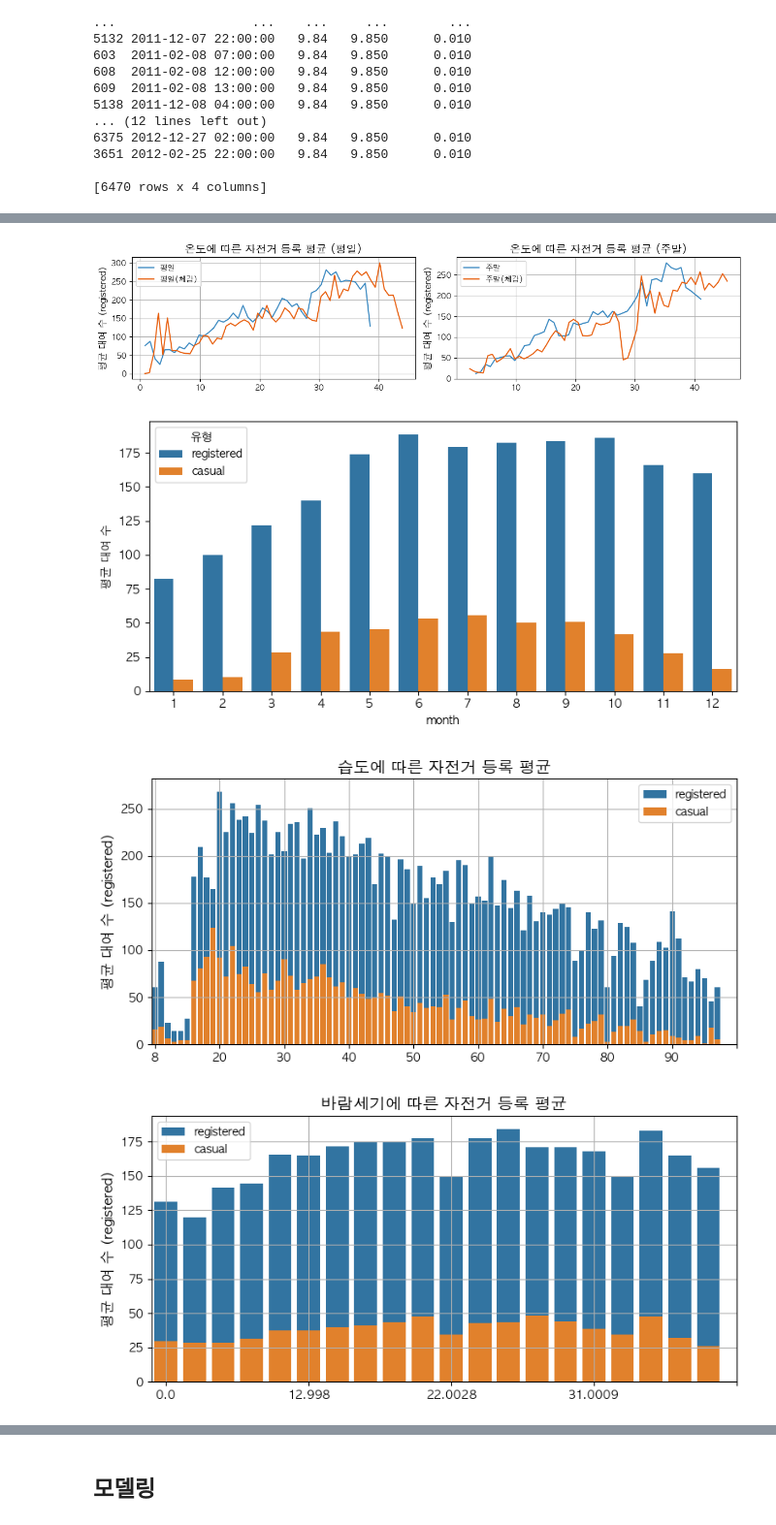
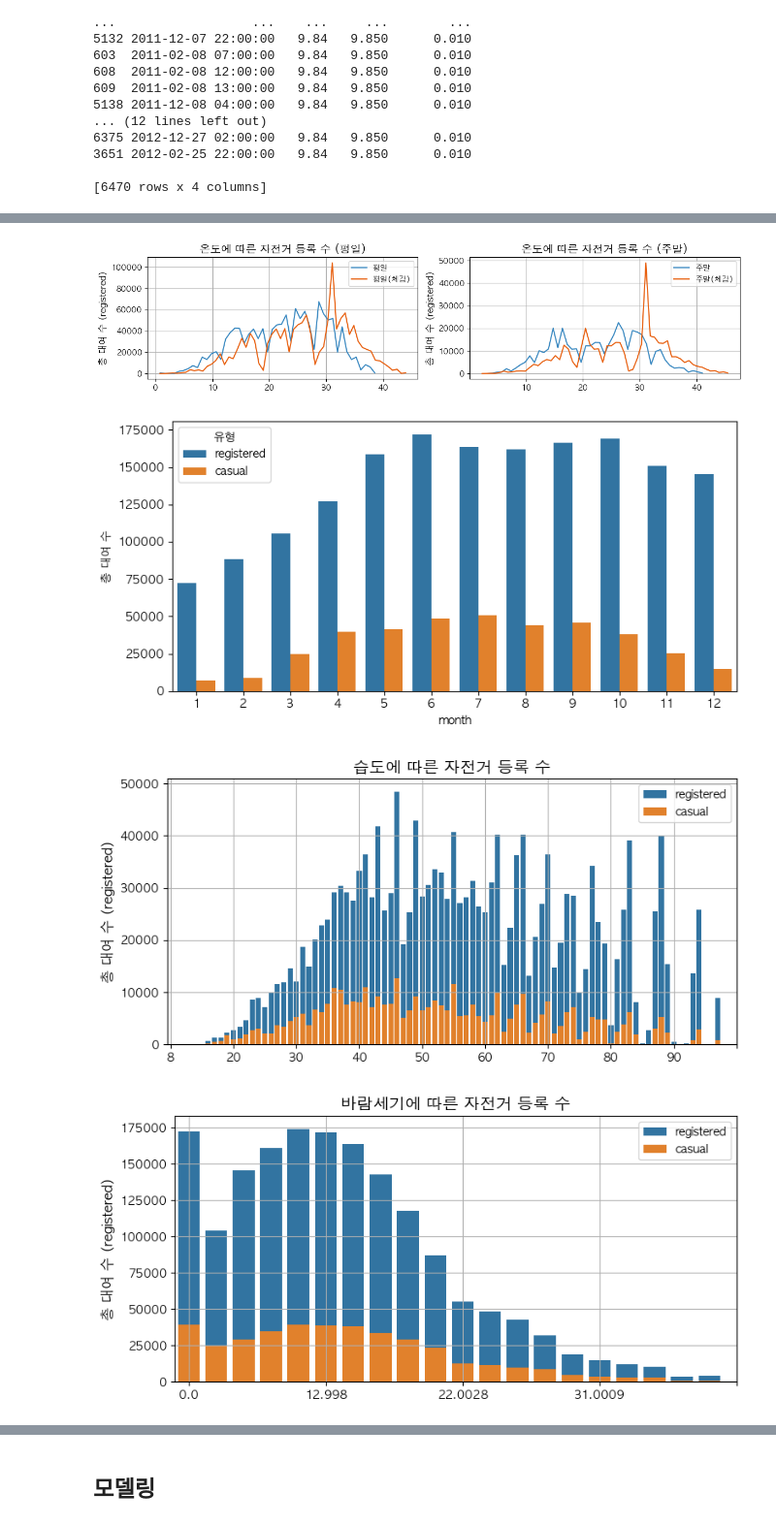
Before and after one commit to godseun/ai_engineer, a Jupyter notebook: mission_3/미션3_4팀_김재용.ipynb, the cells around one changed output, grey strips where cells are left out. Shown at 97% size. Cells and saved outputs as stored; diff of their text form; code cells hidden in the pictures.

```diff
--- a/mission_3/미션3_4팀_김재용.ipynb
+++ b/mission_3/미션3_4팀_김재용.ipynb
@@ -309,8 +311,8 @@ train_df.drop(columns=['temp_bin', 'atemp_bin'], inplace=True)
 # %%
-temp_registered = train_df.groupby(['is_weekend', 'temp'])['registered'].mean().reset_index()
+temp_registered = train_df.groupby(['is_weekend', 'temp'])['registered'].sum().reset_index()
 temp_registered['구분'] = temp_registered['is_weekend'].map({0: '평일', 1: '주말'})
 
-atemp_registered = train_df.groupby(['is_weekend', 'atemp'])['registered'].mean().reset_index()
+atemp_registered = train_df.groupby(['is_weekend', 'atemp'])['registered'].sum().reset_index()
 atemp_registered['구분'] = atemp_registered['is_weekend'].map({0: '평일(체감)', 1: '주말(체감)'})
 
 
@@ -319,9 +321,9 @@ plt.figure(figsize=(12, 3))
 plt.subplot(1, 2, 1)
 sns.lineplot(data=temp_registered[temp_registered['is_weekend'] == 0], x='temp', y='registered', hue='구분', palette='Blues_d')
 sns.lineplot(data=atemp_registered[atemp_registered['is_weekend'] == 0], x='atemp', y='registered', hue='구분', palette='Oranges_d')
-plt.title('온도에 따른 자전거 등록 평균 (평일)', fontsize=14)
+plt.title('온도에 따른 자전거 등록 수 (평일)', fontsize=14)
 plt.xlabel('')
-plt.ylabel('평균 대여 수 (registered)', fontsize=12)
+plt.ylabel('총 대여 수 (registered)', fontsize=12)
 plt.grid(True)
 plt.legend()
 
@@ -329,60 +331,57 @@ plt.legend()
 plt.subplot(1, 2, 2)
 sns.lineplot(data=temp_registered[temp_registered['is_weekend'] != 0], x='temp', y='registered', hue='구분', palette='Blues_d')
 sns.lineplot(data=atemp_registered[atemp_registered['is_weekend'] != 0], x='atemp', y='registered', hue='구분', palette='Oranges_d')
-plt.title('온도에 따른 자전거 등록 평균 (주말)', fontsize=14)
+plt.title('온도에 따른 자전거 등록 수 (주말)', fontsize=14)
 plt.xlabel('')
-plt.ylabel('평균 대여 수 (registered)', fontsize=12)
+plt.ylabel('총 대여 수 (registered)', fontsize=12)
 plt.grid(True)
 plt.legend()
 plt.tight_layout()
 plt.show()
 # %% [output]
-[figure, old version]
+[figure, new version]
 # %%
-# month
-
-# 월별 registered/casual 평균
-month_reg_cas = train_df.groupby('month')[['registered', 'casual']].mean().reset_index().melt(id_vars='month', var_name='유형', value_name='평균 대여 수')
-
+# 월별 registered/casual 수
+month_reg_cas = train_df.groupby('month')[['registered', 'casual']].sum().reset_index().melt(id_vars='month', var_name='유형', value_name='총 대여 수')
 
 plt.figure(figsize=(8, 4))
-sns.barplot(data=month_reg_cas, x='month', y='평균 대여 수', hue='유형')
+sns.barplot(data=month_reg_cas, x='month', y='총 대여 수', hue='유형')
 plt.tight_layout()
 plt.show()
 # %% [output]
-[figure, old version]
+[figure, new version]
 # %%
-humidity_registered = train_df.groupby(['humidity'])[['registered', 'casual']].mean().reset_index()
+humidity_registered = train_df.groupby(['humidity'])[['registered', 'casual']].sum().reset_index()
 
 plt.figure(figsize=(8, 4))
 sns.barplot(data=humidity_registered, x='humidity', y='registered', label="registered")
 sns.barplot(data=humidity_registered, x='humidity', y='casual', label="casual")
-plt.title('습도에 따른 자전거 등록 평균', fontsize=14)
+plt.title('습도에 따른 자전거 등록 수', fontsize=14)
 plt.xlabel('')
-plt.ylabel('평균 대여 수 (registered)', fontsize=12)
+plt.ylabel('총 대여 수 (registered)', fontsize=12)
 plt.xticks(range(0, 100, 10))
 plt.grid(True)
 plt.legend()
 plt.tight_layout()
 plt.show()
 # %% [output]
-[figure, old version]
+[figure, new version]
 # %%
-# 주말/평일 + 시간대별 평균 대여 수요
-windspeed_registered = train_df.groupby(['windspeed'])[['registered', 'casual']].mean().reset_index()
+# 주말/평일 + 시간대별 총 대여 수요
+windspeed_registered = train_df.groupby(['windspeed'])[['registered', 'casual']].sum().reset_index()
 
 # 시각화
 plt.figure(figsize=(8, 4))
 sns.barplot(data=windspeed_registered, x='windspeed', y='registered', label="registered")
 sns.barplot(data=windspeed_registered, x='windspeed', y='casual', label="casual")
-plt.title('바람세기에 따른 자전거 등록 평균', fontsize=14)
+plt.title('바람세기에 따른 자전거 등록 수', fontsize=14)
 plt.xlabel('')
-plt.ylabel('평균 대여 수 (registered)', fontsize=12)
+plt.ylabel('총 대여 수 (registered)', fontsize=12)
 plt.xticks(range(0, 25, 5))
 plt.grid(True)
 plt.legend()
 plt.tight_layout()
 plt.show()
 # %% [output]
-[figure, old version]
+[figure, new version]
 # %%
```
Also changed, not shown: parts of 10 cells of this notebook, 1 other file.
